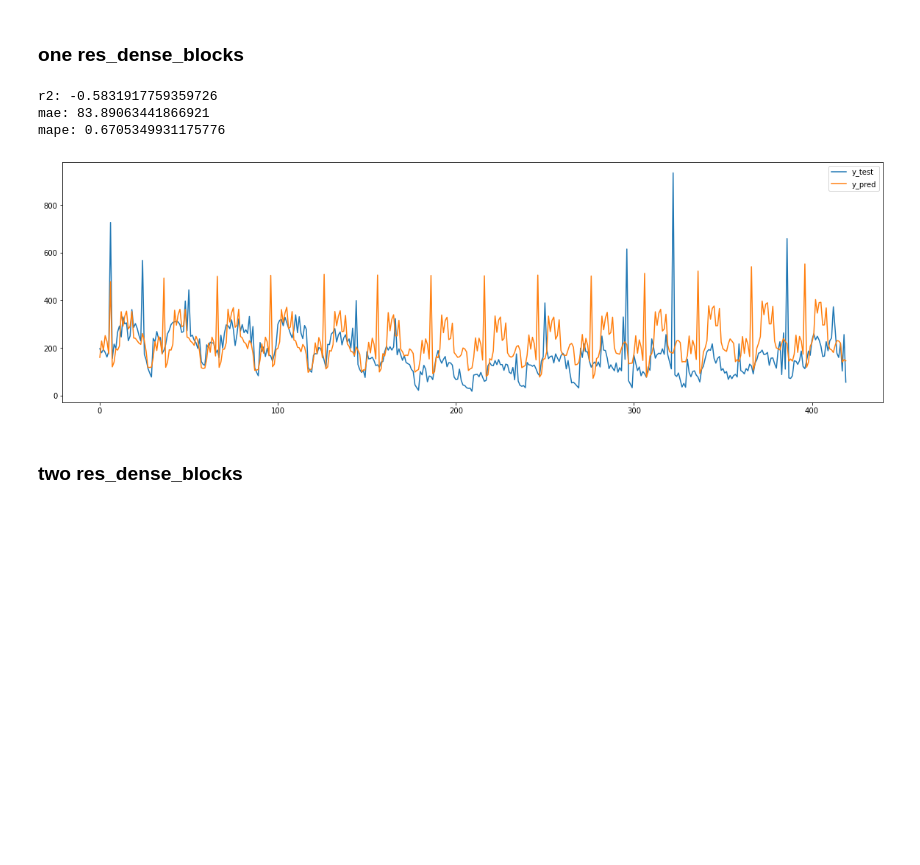
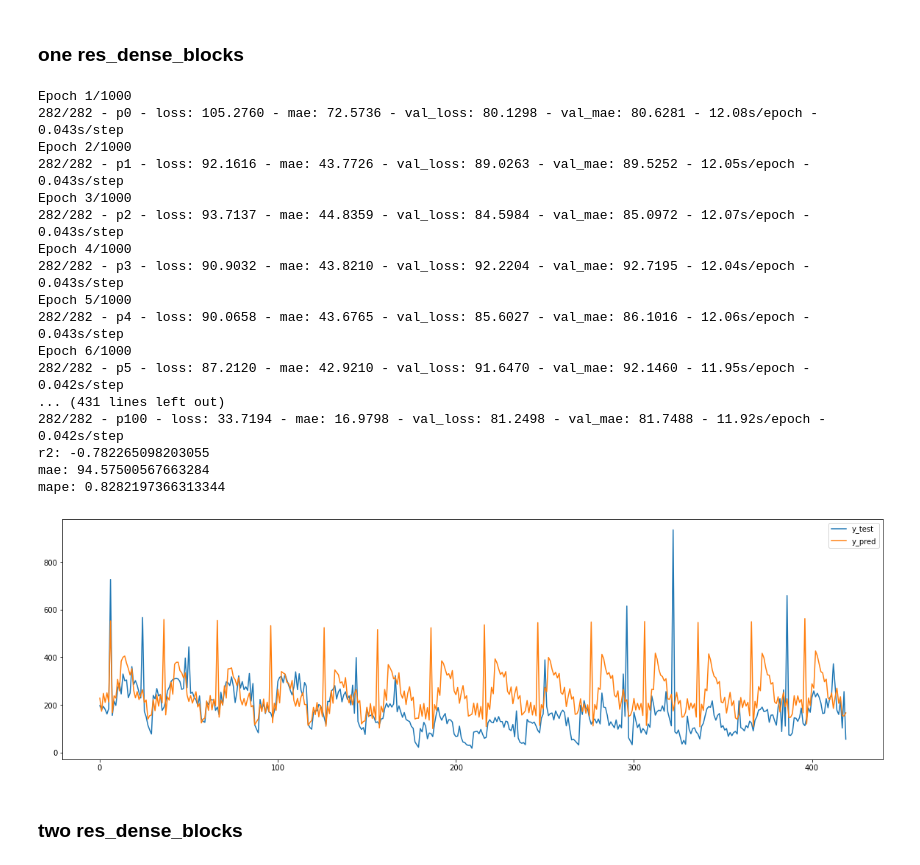
Before and after one commit to BirchKwok/spinesTS, a Jupyter notebook: examples/spinesTS nn Module.ipynb, the cells around one changed output. Drawn from its saved outputs; the diff is of its cells as text; code cells hidden in the pictures; blank space fills up the shorter version.

```diff
--- a/examples/spinesTS nn Module.ipynb
+++ b/examples/spinesTS nn Module.ipynb
@@ -47,19 +47,33 @@ x_train_cs, x_test_cs, y_train_cs, y_test_cs = split_series(cs_data, cs_data, 42
 # %% [markdown]
 ### one res_dense_blocks
 # %%
-multi_reg = RecurrentWeightedDenseNet(420, 420, random_seed=666, res_dense_blocks=1, learning_rate=0.001)
+multi_reg = RecurrentWeightedDenseNet(420, 420, random_seed=666, res_dense_blocks=6, learning_rate=0.001)
 multi_reg.fit(x_train_cs, y_train_cs, eval_set=(x_test_cs[:-2], y_test_cs[:-2]), batch_size=32,
-             min_delta=0, patience=100, epochs=1000, verbose=False)
+             min_delta=0, patience=100, epochs=1000, verbose=True)
 y_pred_cs = multi_reg.predict(x_test_cs[-2:])
 print(f"r2: {r2_score(y_test_cs[-2:].T, y_pred_cs.T)}")
 print(f"mae: {mean_absolute_error(y_test_cs[-2:], y_pred_cs)}")
 print(f"mape: {mean_absolute_percentage_error(y_test_cs[-2:], y_pred_cs)}")
 plot2d(y_test_cs[-2:], y_pred_cs, fig_num_or_slice=slice(-1, None), labels=['y_test', 'y_pred'])
 # %% [output]
-r2: -0.5831917759359726
-mae: 83.89063441866921
-mape: 0.6705349931175776
+Epoch 1/1000
+282/282 - p0 - loss: 105.2760 - mae: 72.5736 - val_loss: 80.1298 - val_mae: 80.6281 - 12.08s/epoch - 0.043s/step
+Epoch 2/1000
+282/282 - p1 - loss: 92.1616 - mae: 43.7726 - val_loss: 89.0263 - val_mae: 89.5252 - 12.05s/epoch - 0.043s/step
+Epoch 3/1000
+282/282 - p2 - loss: 93.7137 - mae: 44.8359 - val_loss: 84.5984 - val_mae: 85.0972 - 12.07s/epoch - 0.043s/step
+Epoch 4/1000
+282/282 - p3 - loss: 90.9032 - mae: 43.8210 - val_loss: 92.2204 - val_mae: 92.7195 - 12.04s/epoch - 0.043s/step
+Epoch 5/1000
+282/282 - p4 - loss: 90.0658 - mae: 43.6765 - val_loss: 85.6027 - val_mae: 86.1016 - 12.06s/epoch - 0.043s/step
+Epoch 6/1000
+282/282 - p5 - loss: 87.2120 - mae: 42.9210 - val_loss: 91.6470 - val_mae: 92.1460 - 11.95s/epoch - 0.042s/step
+... (431 lines left out)
+282/282 - p100 - loss: 33.7194 - mae: 16.9798 - val_loss: 81.2498 - val_mae: 81.7488 - 11.92s/epoch - 0.042s/step
+r2: -0.782265098203055
+mae: 94.57500567663284
+mape: 0.8282197366313344
-[figure, old version]
+[figure, new version]
 # %% [markdown]
 ### two res_dense_blocks
 # %%
```
Also changed, not shown: 3 other files.
